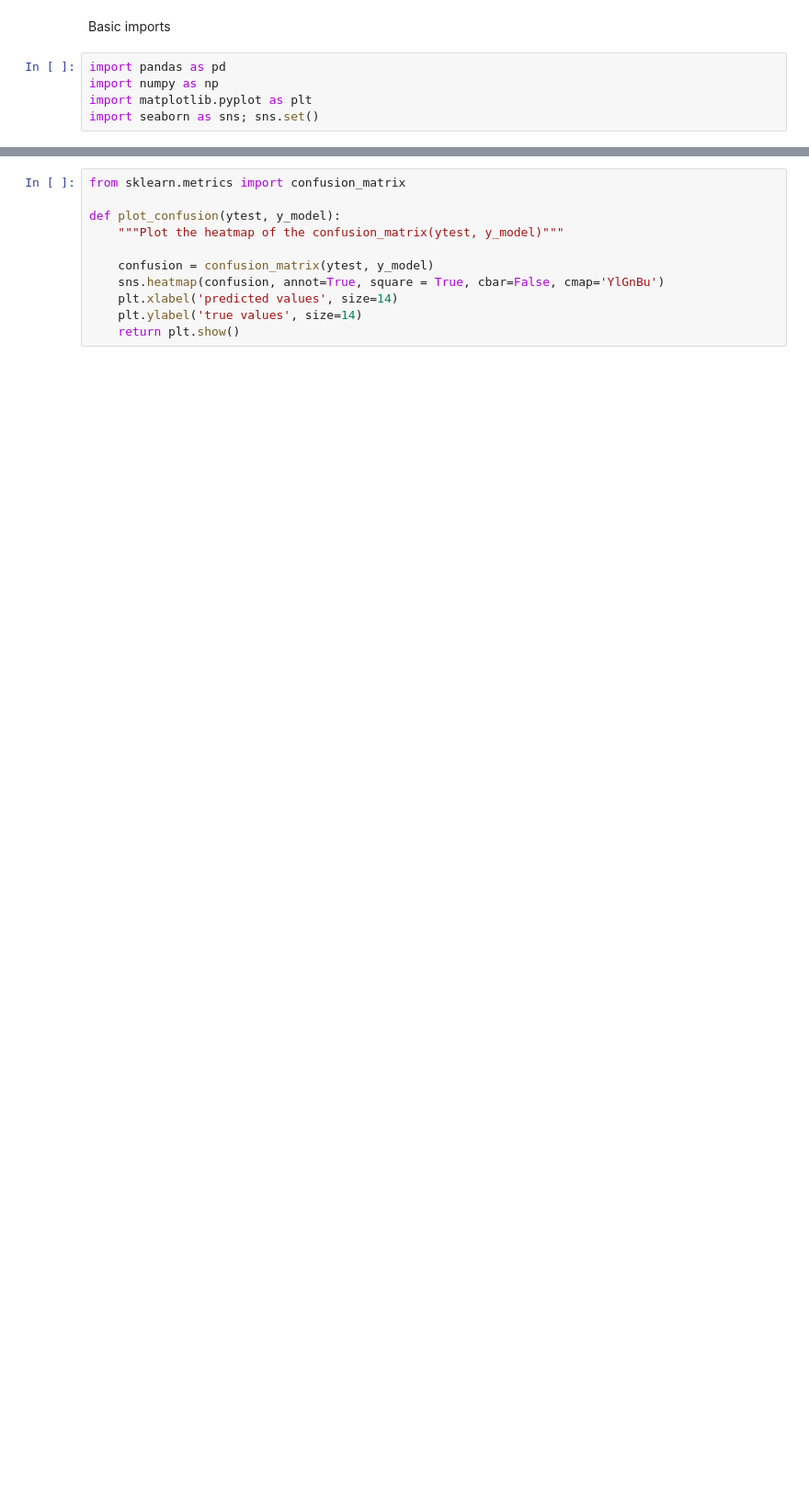
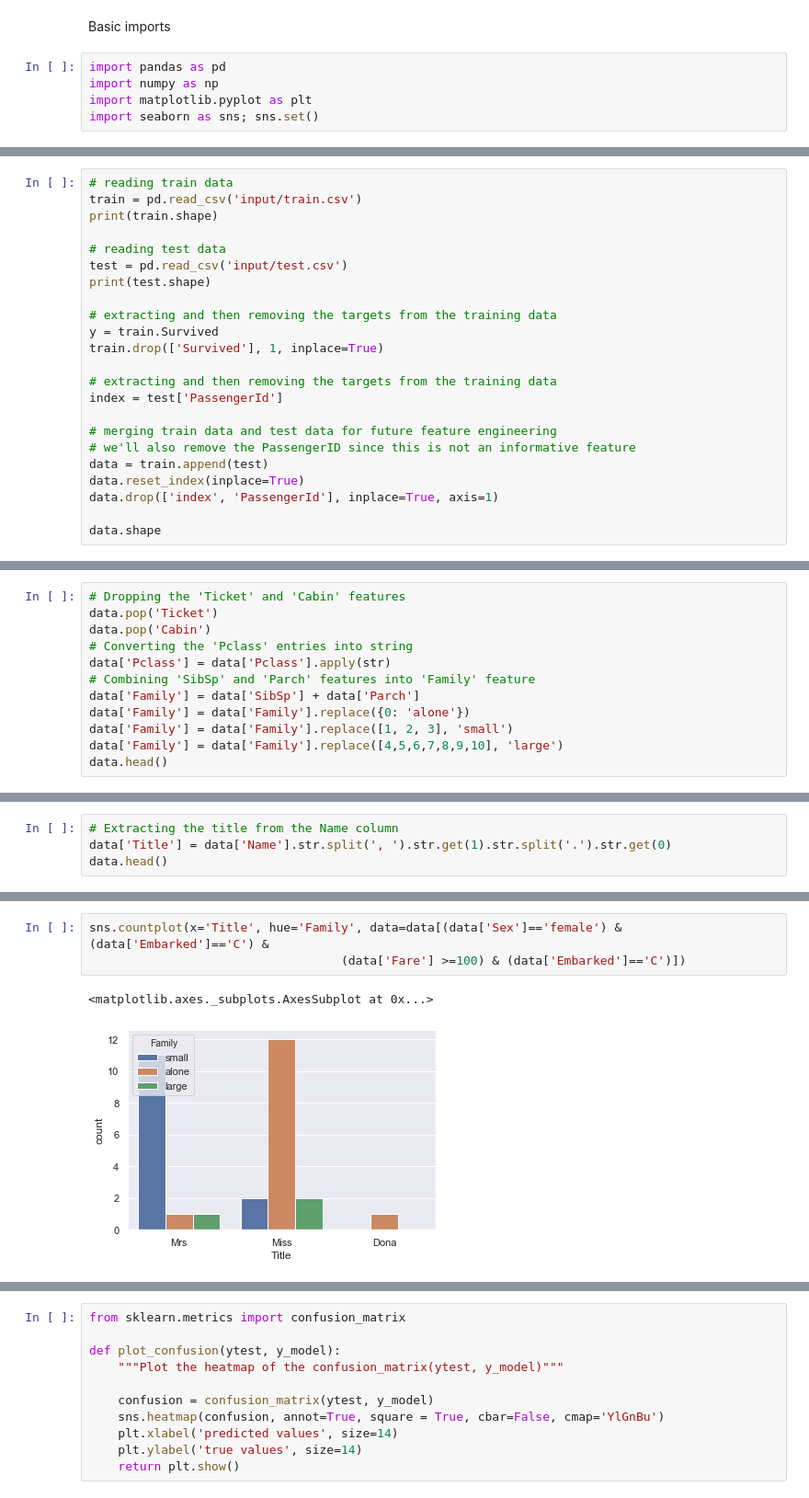
Before and after one commit to carlotta-marchis/Titanic-competition, a Jupyter notebook: Titanic Competition.ipynb, the cells around one changed output, grey strips where cells are left out. Shown at 92% size. Saved outputs shown, nothing was run; the diff lists cells and outputs as text; blank space fills up the shorter version.

```diff
--- a/Titanic Competition.ipynb
+++ b/Titanic Competition.ipynb
@@ -19,0 +20,23 @@ import seaborn as sns; sns.set()
+# %%
+# reading train data
+train = pd.read_csv('input/train.csv')
+print(train.shape)
+
+# reading test data
+test = pd.read_csv('input/test.csv')
+print(test.shape)
+
+# extracting and then removing the targets from the training data
+y = train.Survived
+train.drop(['Survived'], 1, inplace=True)
+
+# extracting and then removing the targets from the training data
+index = test['PassengerId']
+
+# merging train data and test data for future feature engineering
+# we'll also remove the PassengerID since this is not an informative feature
+data = train.append(test)
+data.reset_index(inplace=True)
+data.drop(['index', 'PassengerId'], inplace=True, axis=1)
+
+data.shape
@@ -19,0 +47,12 @@ import seaborn as sns; sns.set()
+# %%
+# Dropping the 'Ticket' and 'Cabin' features
+data.pop('Ticket')
+data.pop('Cabin')
+# Converting the 'Pclass' entries into string
+data['Pclass'] = data['Pclass'].apply(str)
+# Combining 'SibSp' and 'Parch' features into 'Family' feature
+data['Family'] = data['SibSp'] + data['Parch']
+data['Family'] = data['Family'].replace({0: 'alone'})
+data['Family'] = data['Family'].replace([1, 2, 3], 'small')
+data['Family'] = data['Family'].replace([4,5,6,7,8,9,10], 'large')
+data.head()
@@ -19,0 +66,4 @@ import seaborn as sns; sns.set()
+# %%
+# Extracting the title from the Name column
+data['Title'] = data['Name'].str.split(', ').str.get(1).str.split('.').str.get(0)
+data.head()
@@ -19,0 +99,6 @@ import seaborn as sns; sns.set()
+# %%
+sns.countplot(x='Title', hue='Family', data=data[(data['Sex']=='female') & (data['Embarked']=='C') &
+                                   (data['Fare'] >=100) & (data['Embarked']=='C')])
+# %% [output]
+<matplotlib.axes._subplots.AxesSubplot at 0x...>
+[figure, added]
```
Also changed, not shown: parts of 152 cells of this notebook, 1 other file.
